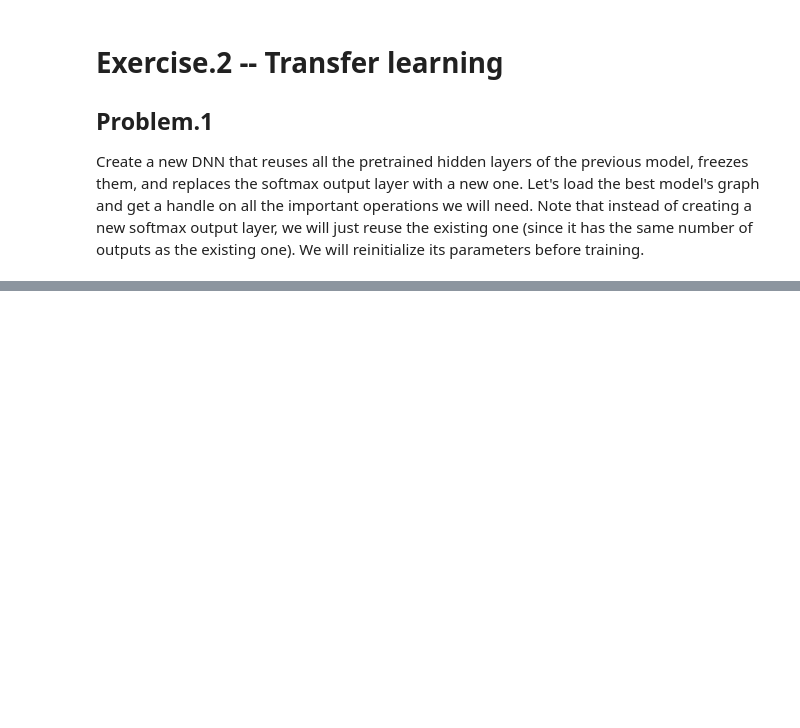
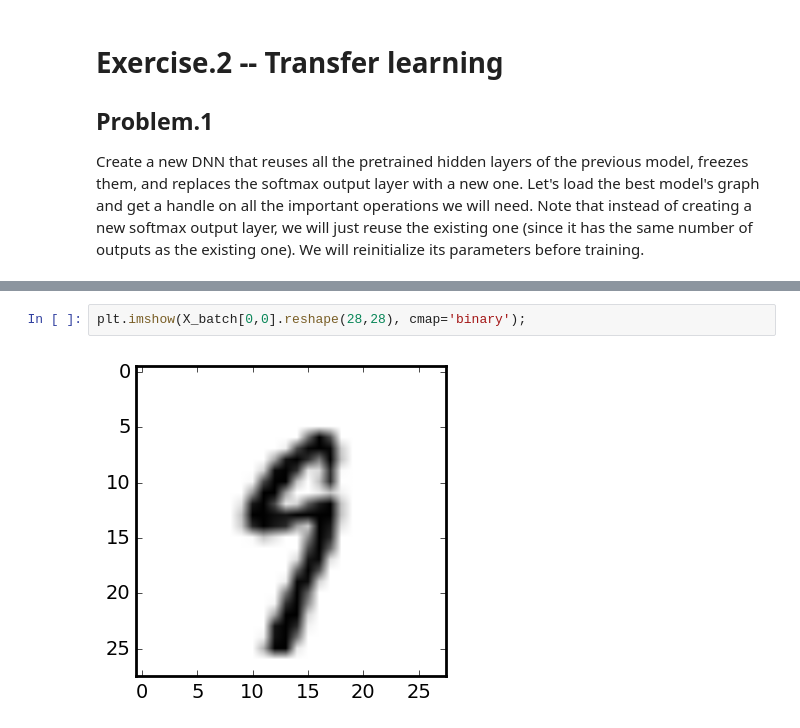
Before and after one commit to brianliu2/hand_on_ML, a Jupyter notebook: deep_learning_myVersion.ipynb, the cells around one changed output, grey strips where cells are left out. Drawn from its saved outputs; the diff is of its cells as text; blank space fills up the shorter version.

```diff
--- a/deep_learning_myVersion.ipynb
+++ b/deep_learning_myVersion.ipynb
@@ -2631,0 +3299,4 @@ Let's load the best model's graph and get a handle on all the important operatio
+# %%
+plt.imshow(X_batch[0,0].reshape(28,28), cmap='binary');
+# %% [output]
+[figure, added]
```
Also changed, not shown: parts of 135 cells of this notebook.
